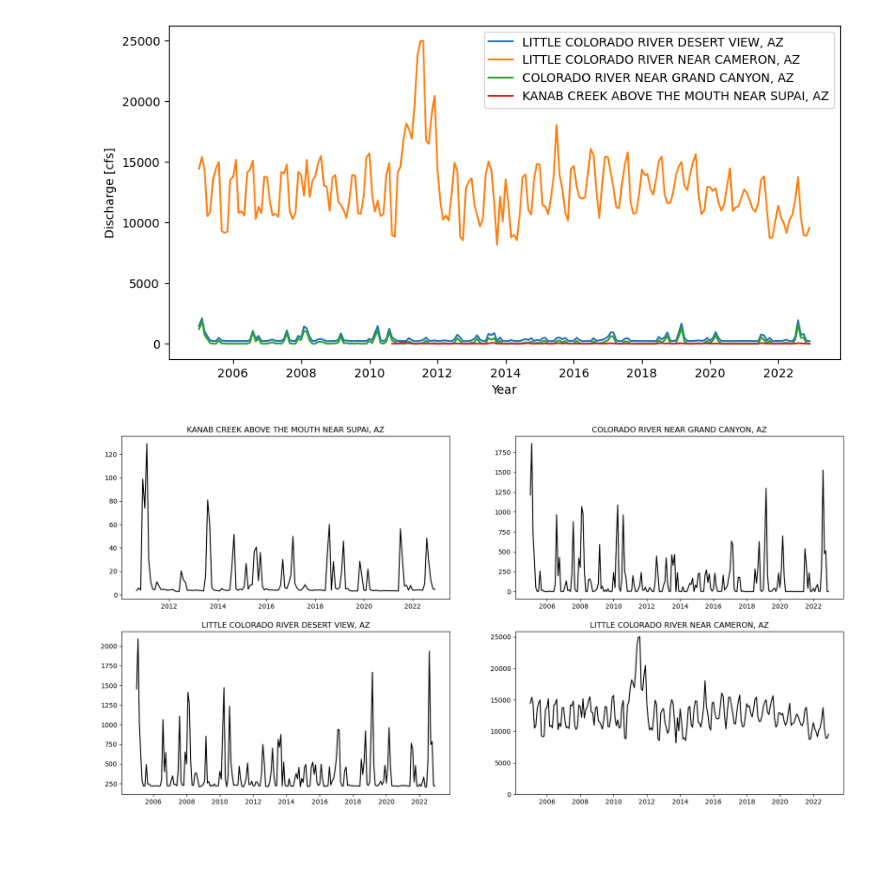
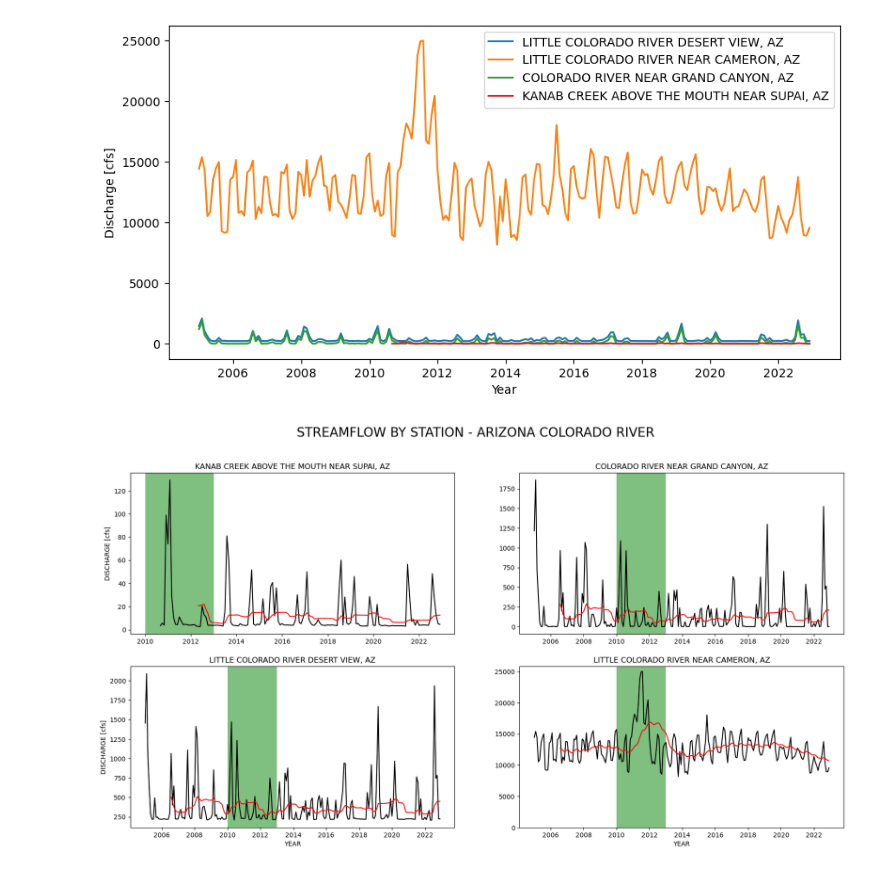
Before and after one commit to GPGN-268/SP2024-FP03-hump-chub, a Jupyter notebook: dev/dev_katie.ipynb, the cells around one changed output. Cells and saved outputs as stored; diff of their text form; code cells hidden in the pictures; blank space fills up the shorter version.

Commit message:
update figure

```diff
--- a/dev/dev_katie.ipynb
+++ b/dev/dev_katie.ipynb
@@ -32,14 +5,15 @@ plt.savefig('figures/streamflow_littlecolorado.png')
 # %%
-discharge_09402300 = 'data/29XXBUHc.txt'
-discharge_09402500 = 'data/hEKc9AHL.txt'
-discharge_09402000 = 'data/PdVY5_8t.txt'
-discharge_09403850 = 'data/U0ImJT4n.txt'
+discharge_09402300 = '../data/29XXBUHc.txt'
+discharge_09402500 = '../data/hEKc9AHL.txt'
+discharge_09402000 = '../data/PdVY5_8t.txt'
+discharge_09403850 = '../data/U0ImJT4n.txt'
 
 df_09402300 = pd.read_table(discharge_09402300, sep='\t', skiprows=35)
 df_09402300 = df_09402300[1:]
 df_09402300['date'] = pd.to_datetime(df_09402300['year_nu'].astype(str) + '-' + df_09402300['month_nu'])
+df_09402300['mean_va'] = df_09402300['mean_va'].astype(float)
+df_09402300['SMA10'] = df_09402300['mean_va'].rolling(30).mean()
 df_09402300.set_index('date')
-df_09402300['mean_va'] = df_09402300['mean_va'].astype(float)
 
 df_09402500 = pd.read_table(discharge_09402500, sep='\t', skiprows=35)
 df_09402500 = df_09402500[1:]
@@ -58,6 +32,11 @@ df_09403850 = df_09403850[1:]
 df_09403850['date'] = pd.to_datetime(df_09403850['year_nu'].astype(str) + '-' + df_09403850['month_nu'])
 df_09403850.set_index('date')
 df_09403850['mean_va'] = df_09403850['mean_va'].astype(float)
+# %%
+df_09402300['SMA30'] = df_09402300['mean_va'].rolling(20).mean()
+df_09402500['SMA30'] = df_09402500['mean_va'].rolling(20).mean()
+df_09402000['SMA30'] = df_09402000['mean_va'].rolling(20).mean()
+df_09403850['SMA30'] = df_09403850['mean_va'].rolling(20).mean()
 # %%
 fig, ax = plt.subplots(1,1, figsize=(10,5))
 
@@ -74,21 +53,34 @@ plt.savefig('figures/streamflow_multistation.png')
 [figure]
 # %%
 fig, axes = plt.subplots(2,2, figsize=(20,10))
+fig.suptitle('STREAMFLOW BY STATION - ARIZONA COLORADO RIVER', fontsize=20)
 
 axes[0,0].plot(df_09403850['date'], df_09403850['mean_va'], c='k')
 axes[0,0].set_title('KANAB CREEK ABOVE THE MOUTH NEAR SUPAI, AZ')
+axes[0,0].set_ylabel('DISCHARGE [cfs]')
+axes[0,0].axvspan('2010-01-01', '2013-01-01', facecolor='g', alpha=0.5)
+axes[0,0].plot(df_09403850['date'], df_09403850['SMA30'], color='r')
 
 axes[1,0].plot(df_09402300['date'], df_09402300['mean_va'], c='k')
 axes[1,0].set_title('LITTLE COLORADO RIVER DESERT VIEW, AZ')
+axes[1,0].set_ylabel('DISCHARGE [cfs]')
+axes[1,0].set_xlabel('YEAR')
+axes[1,0].axvspan('2010-01-01', '2013-01-01', facecolor='g', alpha=0.5)
+axes[1,0].plot(df_09402300['date'], df_09402300['SMA30'], color='r')
 
 axes[0,1].plot(df_09402000['date'], df_09402000['mean_va'], c='k')
 axes[0,1].set_title('COLORADO RIVER NEAR GRAND CANYON, AZ')
+axes[0,1].axvspan('2010-01-01', '2013-01-01', facecolor='g', alpha=0.5)
+axes[0,1].plot(df_09402000['date'], df_09402000['SMA30'], color='r')
 
 axes[1,1].plot(df_09402500['date'], df_09402500['mean_va'], c='k')
 axes[1,1].set_title('LITTLE COLORADO RIVER NEAR CAMERON, AZ')
 axes[1,1].set_ylim(0)
+axes[1,1].set_xlabel('YEAR')
+axes[1,1].axvspan('2010-01-01', '2013-01-01', facecolor='g', alpha=0.5)
+axes[1,1].plot(df_09402500['date'], df_09402500['SMA30'], color='r')
 
-plt.savefig('figures/seperated_streamflow.png')
+plt.savefig('../figures/seperated_streamflow.png')
 plt.show()
 # %% [output]
-[figure, old version]
+[figure, new version]
```
Also changed, not shown: parts of 6 cells of this notebook.
